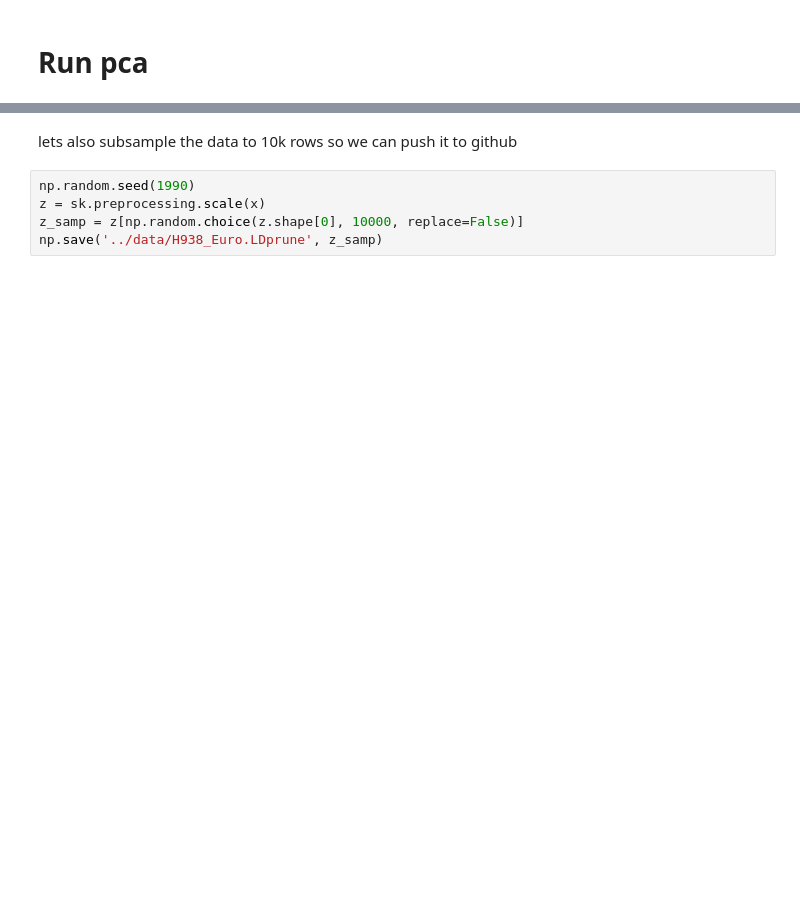
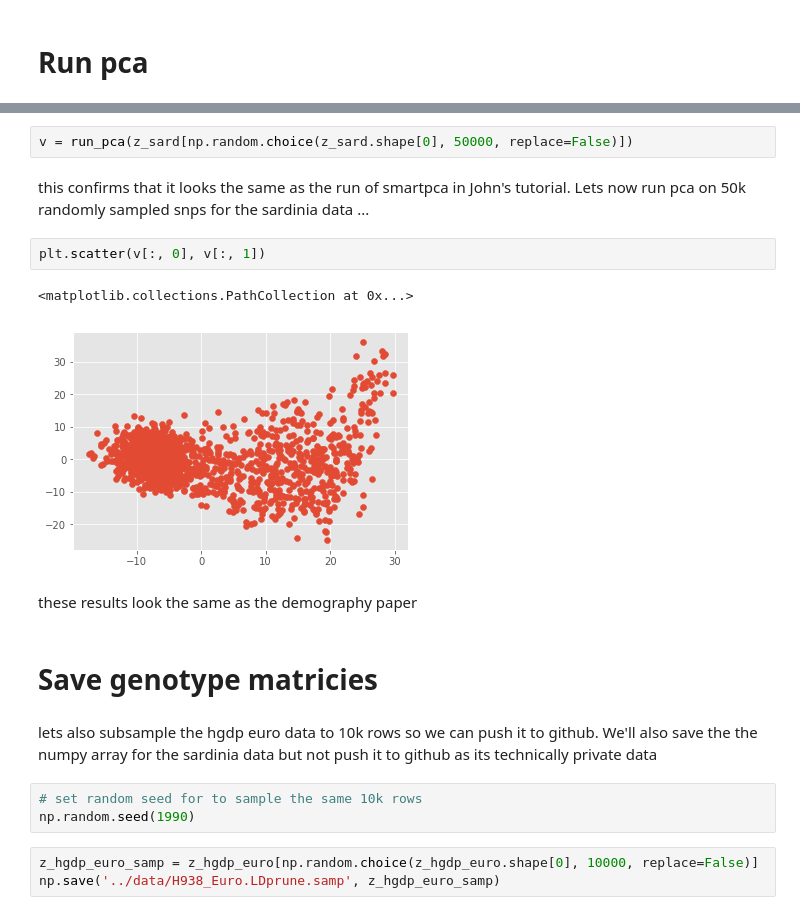
Before and after one commit to jhmarcus/geno_gan, a Jupyter notebook: notebooks/process_data.ipynb, the cells around one changed output, grey strips where cells are left out. Saved outputs shown, nothing was run; the diff lists cells and outputs as text; blank space fills up the shorter version.

```diff
--- a/notebooks/process_data.ipynb
+++ b/notebooks/process_data.ipynb
@@ -53,7 +88,21 @@ plt.scatter(v[:, 0], v[:, 1])
+# %%
+v = run_pca(z_sard[np.random.choice(z_sard.shape[0], 50000, replace=False)])
+# %% [markdown]
+this confirms that it looks the same as the run of smartpca in John's tutorial. Lets now run pca on 50k randomly sampled snps for the sardinia data ...
+# %%
+plt.scatter(v[:, 0], v[:, 1])
+# %% [output]
+<matplotlib.collections.PathCollection at 0x...>
+[figure, added]
+# %% [markdown]
+these results look the same as the demography paper
+# %% [markdown]
+# Save genotype matricies
 # %% [markdown]
-lets also subsample the data to 10k rows so we can push it to github
+lets also subsample the hgdp euro data to 10k rows so we can push it to github. We'll also save the the numpy array for the sardinia data but not push it to github as its technically private data
+# %%
+# set random seed for to sample the same 10k rows
+np.random.seed(1990)
 # %%
-np.random.seed(1990)
-z = sk.preprocessing.scale(x)
-z_samp = z[np.random.choice(z.shape[0], 10000, replace=False)]
-np.save('../data/H938_Euro.LDprune', z_samp)
+z_hgdp_euro_samp = z_hgdp_euro[np.random.choice(z_hgdp_euro.shape[0], 10000, replace=False)]
+np.save('../data/H938_Euro.LDprune.samp', z_hgdp_euro_samp)
```
Also changed, not shown: parts of 21 cells of this notebook, 4 other files.
